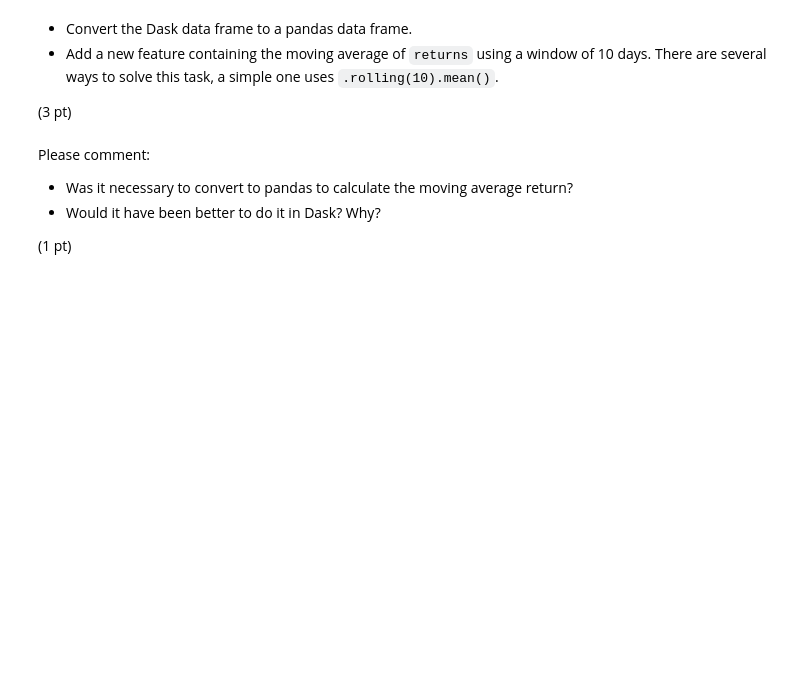
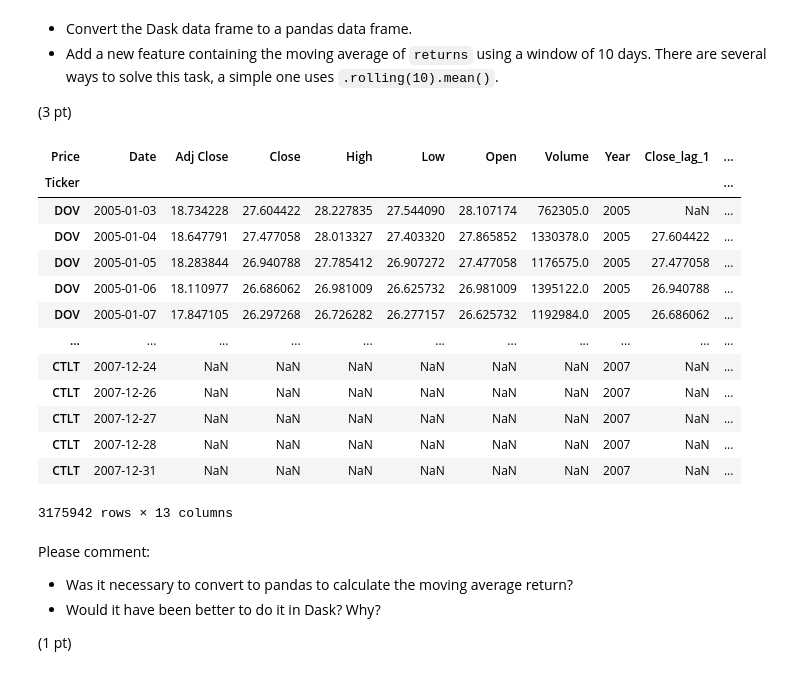
Before and after one commit to teresa-le/production, a Jupyter notebook: 02_activities/assignments/assignment_1.ipynb, the cells around one changed output. Saved outputs shown, nothing was run; the diff lists cells and outputs as text; code cells hidden in the pictures; blank space fills up the shorter version.

Commit message:
Convert dask df to pandas df and calculate rolling avg returns

```diff
--- a/02_activities/assignments/assignment_1.ipynb
+++ b/02_activities/assignments/assignment_1.ipynb
@@ -127,3 +127,5 @@ Dask DataFrame Structure:
 Dask Name: assign, 18 graph layers
 # %%
 # Assign the results
+dd_feat = dd_hi_lo_range
+dd_feat
@@ -137,3 +147,27 @@ Dask Name: assign, 18 graph layers
+# %%
+# Convert the dask dataframe to a pandas dataframe
+df = dd_feat.compute()
+# %%
+# Add a new rolling average of returns
+df_new = df.copy()
+df_new['Moving Average Returns'] = df_new['Returns'].rolling(10).mean()
+# %%
+df_new
+# %% [output]
+| Price | Date | Adj Close | Close | High | Low | Open | Volume | Year | Close_lag_1 | ... |
+| Ticker |  |  |  |  |  |  |  |  |  | ... |
+| DOV | 2005-01-03 | 18.734228 | 27.604422 | 28.227835 | 27.544090 | 28.107174 | 762305.0 | 2005 | NaN | ... |
+| DOV | 2005-01-04 | 18.647791 | 27.477058 | 28.013327 | 27.403320 | 27.865852 | 1330378.0 | 2005 | 27.604422 | ... |
+| DOV | 2005-01-05 | 18.283844 | 26.940788 | 27.785412 | 26.907272 | 27.477058 | 1176575.0 | 2005 | 27.477058 | ... |
+| DOV | 2005-01-06 | 18.110977 | 26.686062 | 26.981009 | 26.625732 | 26.981009 | 1395122.0 | 2005 | 26.940788 | ... |
+| DOV | 2005-01-07 | 17.847105 | 26.297268 | 26.726282 | 26.277157 | 26.625732 | 1192984.0 | 2005 | 26.686062 | ... |
+| ... | ... | ... | ... | ... | ... | ... | ... | ... | ... | ... |
+| CTLT | 2007-12-24 | NaN | NaN | NaN | NaN | NaN | NaN | 2007 | NaN | ... |
+| CTLT | 2007-12-26 | NaN | NaN | NaN | NaN | NaN | NaN | 2007 | NaN | ... |
+| CTLT | 2007-12-27 | NaN | NaN | NaN | NaN | NaN | NaN | 2007 | NaN | ... |
+| CTLT | 2007-12-28 | NaN | NaN | NaN | NaN | NaN | NaN | 2007 | NaN | ... |
+| CTLT | 2007-12-31 | NaN | NaN | NaN | NaN | NaN | NaN | 2007 | NaN | ... |
+3175942 rows × 13 columns
 # %% [markdown]
 Please comment:
 
```
Also changed, not shown: parts of 2 cells of this notebook.
